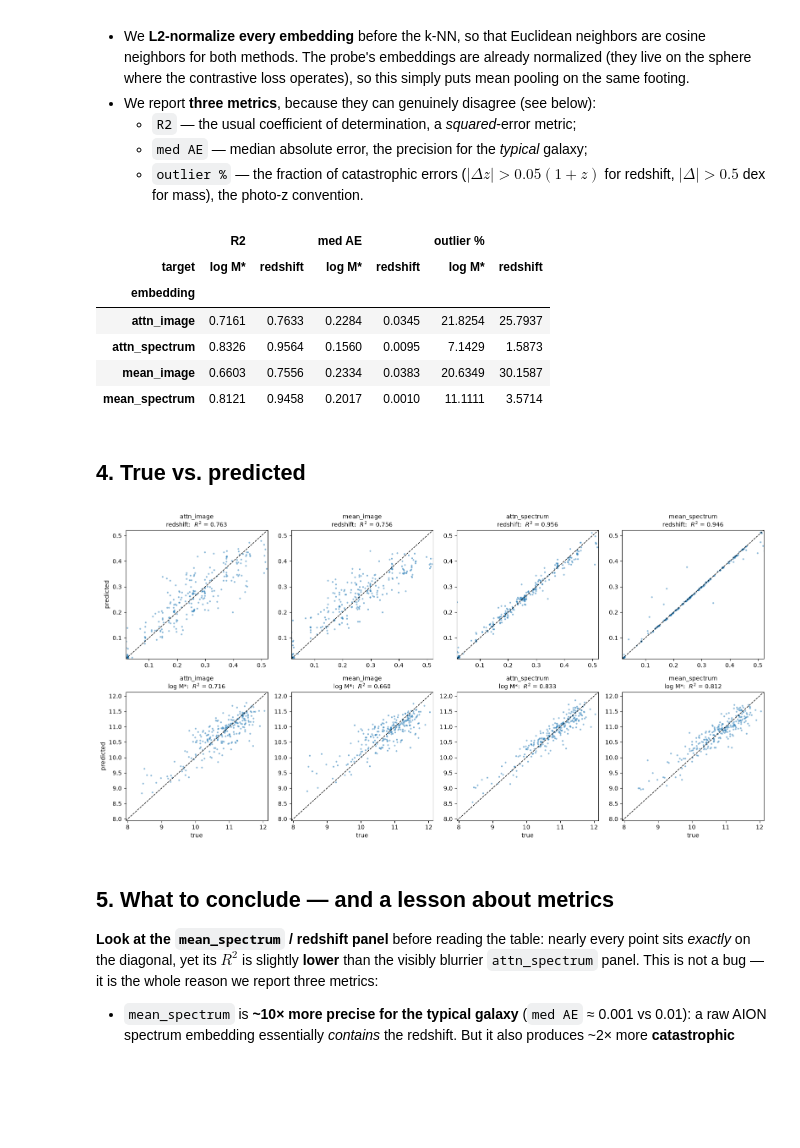
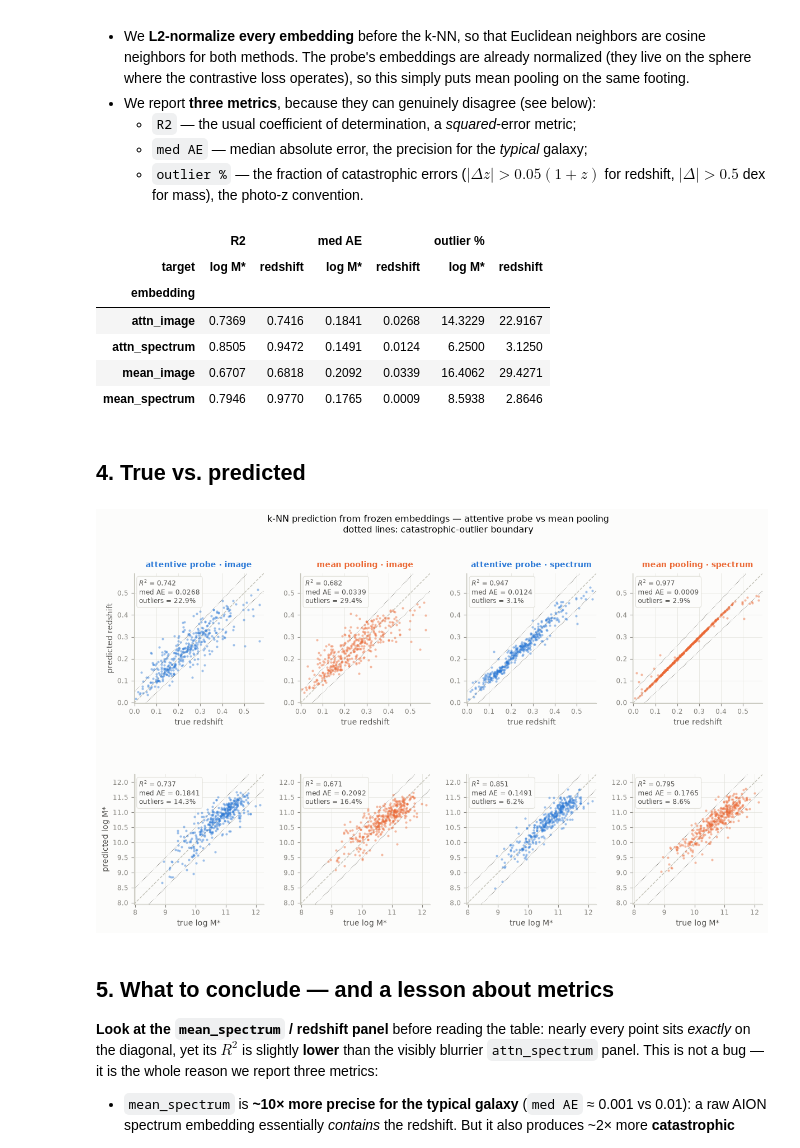
Before and after one commit to EiffL/Tutorials, a Jupyter notebook: FoundationModels/AION/evaluate_probe.ipynb, the cells around one changed output. Drawn from its saved outputs; the diff is of its cells as text; code cells hidden in the pictures; blank space fills up the shorter version.

```diff
--- a/FoundationModels/AION/evaluate_probe.ipynb
+++ b/FoundationModels/AION/evaluate_probe.ipynb
@@ -28,11 +28,12 @@ redshift or stellar mass labels during training**.
 # ------------------------- settings -------------------------------------- #
 # The wandb run whose best checkpoint we evaluate. Training can have happened
 # on any machine: the model is downloaded from wandb, not from local disk.
-WANDB_RUN = "eiffl/aion-contrastive/4rdutvq3"
+WANDB_RUN = "eiffl/aion-contrastive/expzhwkb"
 
-# Directory with the AION embedding parquet shards (the held-out shards are
-# re-derived from it exactly as during training).
-DATA_DIR = "/local/home/flanusse/repo/FoundationModelTutorial/aion_embeddings/desi_x_ls_aion"
+# The embeddings dataset: the public Hub dataset by default. If you have the
+# parquet shards locally, put the directory here instead to skip the download.
+DATASET = "/local/home/flanusse/repo/FoundationModelTutorial/aion_embeddings/desi_x_ls_aion"
+# DATASET = "EiffL/desi_x_ls_aion"
 # %%
 # On Colab (or any machine without this repo), fetch the code + dependencies.
 try:
@@ -93,11 +95,7 @@ training**. For every galaxy we compute four embeddings:
 - image / spectrum through the **cross-attention probe** (768-d, L2-normalized),
 - image / spectrum by **mean-pooling** the raw AION tokens (768-d).
 # %%
-dm = AIONEmbeddingDataModule(
-    data_dir=DATA_DIR,
-    batch_size=256,
-    num_workers=8,
-)
+dm = AIONEmbeddingDataModule(dataset=DATASET, batch_size=256, num_workers=8)
 dm.prepare_data(); dm.setup()
 print("validation galaxies:", len(dm.val_dataset))
 # %% [output]
@@ -193,29 +191,58 @@ scores.round(4)
 |  | R2 |  | med AE |  | outlier % |  |
 | target | log M* | redshift | log M* | redshift | log M* | redshift |
 | embedding |  |  |  |  |  |  |
-| attn_image | 0.7161 | 0.7633 | 0.2284 | 0.0345 | 21.8254 | 25.7937 |
-| attn_spectrum | 0.8326 | 0.9564 | 0.1560 | 0.0095 | 7.1429 | 1.5873 |
-| mean_image | 0.6603 | 0.7556 | 0.2334 | 0.0383 | 20.6349 | 30.1587 |
-| mean_spectrum | 0.8121 | 0.9458 | 0.2017 | 0.0010 | 11.1111 | 3.5714 |
+| attn_image | 0.7369 | 0.7416 | 0.1841 | 0.0268 | 14.3229 | 22.9167 |
+| attn_spectrum | 0.8505 | 0.9472 | 0.1491 | 0.0124 | 6.2500 | 3.1250 |
+| mean_image | 0.6707 | 0.6818 | 0.2092 | 0.0339 | 16.4062 | 29.4271 |
+| mean_spectrum | 0.7946 | 0.9770 | 0.1765 | 0.0009 | 8.5938 | 2.8646 |
 # %% [markdown]
 ## 4. True vs. predicted
 # %%
-fig, axes = plt.subplots(2, 4, figsize=(16, 8))
-for j, name in enumerate(embeddings):
-    for i, target_label in enumerate(targets):
-        ax = axes[i, j]
+# Styling: blue = attentive probe, orange = mean pooling; recessive chrome.
+BLUE, ORANGE = "#2a78d6", "#eb6834"
+INK2, MUTED, GRID, BASE, SURF = "#52514e", "#898781", "#e1e0d9", "#c3c2b7", "#fcfcfb"
+colors = {"attn_image": BLUE, "mean_image": ORANGE,
+          "attn_spectrum": BLUE, "mean_spectrum": ORANGE}
+panel_titles = {"attn_image": "attentive probe · image", "mean_image": "mean pooling · image",
+                "attn_spectrum": "attentive probe · spectrum", "mean_spectrum": "mean pooling · spectrum"}
+
+fig, axes = plt.subplots(2, 4, figsize=(14.5, 8.2), facecolor=SURF,
+                         gridspec_kw={"hspace": 0.32, "wspace": 0.28})
+for i, (target_label, (target_key, thresh)) in enumerate(targets.items()):
+    y_all = data[target_key]
+    lo, hi = np.percentile(y_all, [0.5, 99.5])
+    pad = 0.04 * (hi - lo); lo, hi = lo - pad, hi + pad
+    for j, name in enumerate(embeddings):
+        ax = axes[i, j]; ax.set_facecolor(SURF)
         y_te, y_pred = predictions[(name, target_label)]
-        ax.scatter(y_te, y_pred, s=4, alpha=0.4)
-        lo, hi = np.percentile(y_te, [0.5, 99.5])
-        ax.plot([lo, hi], [lo, hi], "k--", lw=1)
-        ax.set_xlim(lo, hi); ax.set_ylim(lo, hi)
+
+        xs = np.linspace(lo, hi, 100)
+        ax.plot(xs, xs, ls="--", lw=1, color=BASE, zorder=1)
+        # catastrophic-outlier boundary, so the "outlier %" metric is visible
+        ax.plot(xs, xs + thresh(xs), ls=":", lw=0.8, color=MUTED, zorder=1)
+        ax.plot(xs, xs - thresh(xs), ls=":", lw=0.8, color=MUTED, zorder=1)
+        ax.scatter(y_te, y_pred, s=9, alpha=0.45, color=colors[name], lw=0, zorder=2)
+
         r2 = scores.loc[name, ("R2", target_label)]
-        ax.set_title(f"{name}\n{target_label}:  $R^2$ = {r2:.3f}", fontsize=10)
-        if j == 0: ax.set_ylabel("predicted")
-        if i == 1: ax.set_xlabel("true")
-plt.tight_layout()
+        med = scores.loc[name, ("med AE", target_label)]
+        outl = scores.loc[name, ("outlier %", target_label)]
+        ax.text(0.04, 0.96, f"$R^2$ = {r2:.3f}\nmed AE = {med:.4f}\noutliers = {outl:.1f}%",
+                transform=ax.transAxes, va="top", fontsize=8.5, color=INK2,
+                bbox=dict(boxstyle="round,pad=0.35", fc=SURF, ec=GRID, lw=0.8))
+
+        ax.set_xlim(lo, hi); ax.set_ylim(lo, hi); ax.set_aspect("equal")
+        ax.grid(color=GRID, lw=0.6, alpha=0.8); ax.set_axisbelow(True)
+        ax.tick_params(colors=MUTED, labelsize=8.5)
+        for s in ("top", "right"): ax.spines[s].set_visible(False)
+        for s in ("left", "bottom"): ax.spines[s].set_color(BASE)
+        if i == 0: ax.set_title(panel_titles[name], color=colors[name], fontweight="bold", pad=8, fontsize=10)
+        if j == 0: ax.set_ylabel(f"predicted {target_label}", color=INK2)
+        ax.set_xlabel(f"true {target_label}", color=INK2)
+
+fig.suptitle("k-NN prediction from frozen embeddings — attentive probe vs mean pooling\n"
+             "dotted lines: catastrophic-outlier boundary", fontsize=11.5, y=0.985);
 # %% [output]
-[figure, old version]
+[figure, new version]
 # %% [markdown]
 ## 5. What to conclude — and a lesson about metrics
 
```
Also changed, not shown: parts of 4 cells of this notebook.
